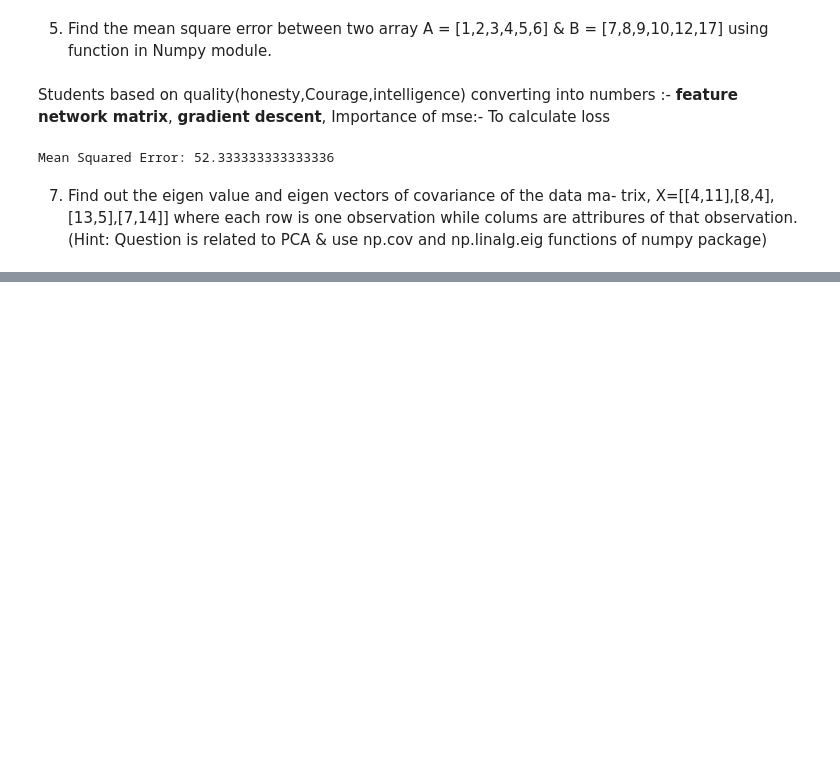
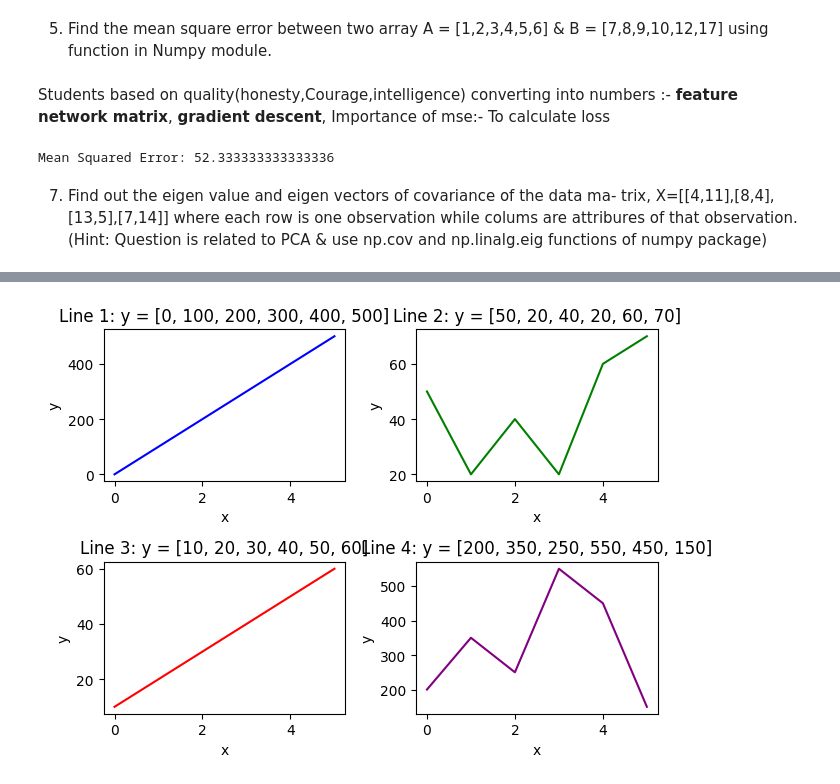
Before and after one commit to Vanshika-goyal1/AI-Lab, a Jupyter notebook: Ass2.ipynb, the cells around one changed output, grey strips where cells are left out. Drawn from its saved outputs; the diff is of its cells as text; code cells hidden in the pictures; blank space fills up the shorter version.

```diff
--- a/Ass2.ipynb
+++ b/Ass2.ipynb
@@ -157,0 +243,44 @@ PCA & use np.cov and np.linalg.eig functions of numpy package)
+# %%
+import matplotlib.pyplot as plt
+
+# Data for the plots
+x = [0, 1, 2, 3, 4, 5]
+
+y1 = [0, 100, 200, 300, 400, 500]
+y2 = [50, 20, 40, 20, 60, 70]
+y3 = [10, 20, 30, 40, 50, 60]
+y4 = [200, 350, 250, 550, 450, 150]
+
+# Plot 1
+plt.subplot(2, 2, 1)
+plt.plot(x, y1, color='blue')
+plt.title('Line 1: y = [0, 100, 200, 300, 400, 500]')
+plt.xlabel('x')
+plt.ylabel('y')
+
+# Plot 2
+plt.subplot(2, 2, 2)
+plt.plot(x, y2, color='green')
+plt.title('Line 2: y = [50, 20, 40, 20, 60, 70]')
+plt.xlabel('x')
+plt.ylabel('y')
+
+# Plot 3
+plt.subplot(2, 2, 3)
+plt.plot(x, y3, color='red')
+plt.title('Line 3: y = [10, 20, 30, 40, 50, 60]')
+plt.xlabel('x')
+plt.ylabel('y')
+
+# Plot 4
+plt.subplot(2, 2, 4)
+plt.plot(x, y4, color='purple')
+plt.title('Line 4: y = [200, 350, 250, 550, 450, 150]')
+plt.xlabel('x')
+plt.ylabel('y')
+
+# Adjust layout and display the plots
+plt.tight_layout()
+plt.show()
+# %% [output]
+[figure, added]
```
Also changed, not shown: parts of 14 cells of this notebook.
